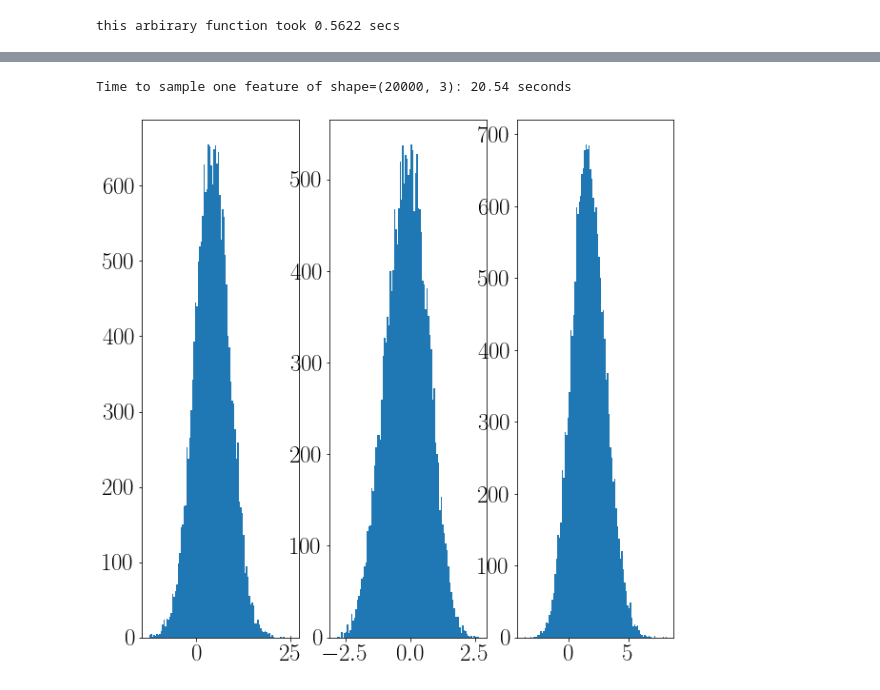
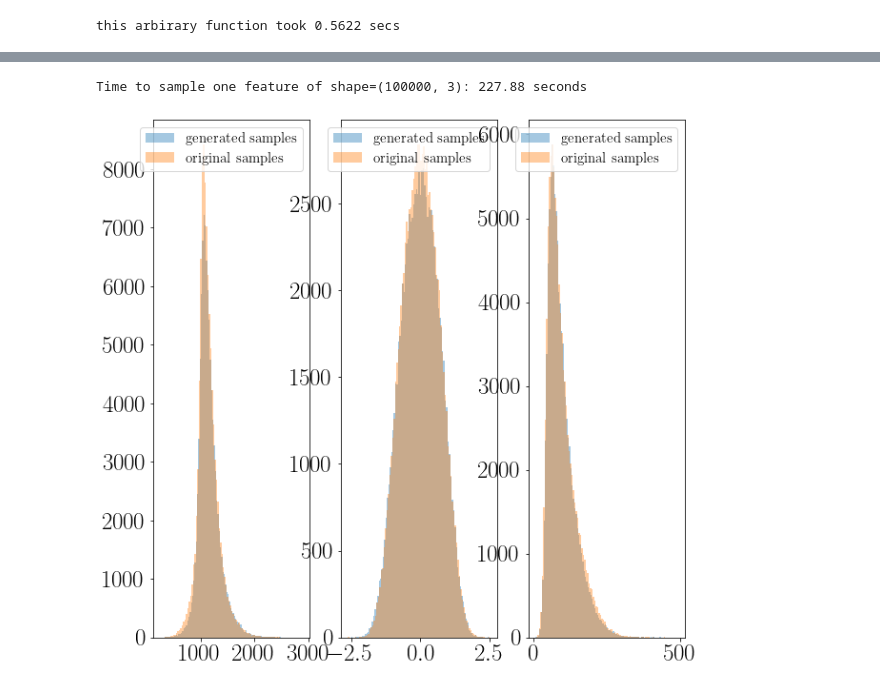
Before and after one commit to AliAlkadhim/diffusionsimple, a Jupyter notebook: diffusion_jetnet.ipynb, the cells around one changed output, grey strips where cells are left out. Saved outputs shown, nothing was run; the diff lists cells and outputs as text; code cells hidden in the pictures.

```diff
--- a/diffusion_jetnet.ipynb
+++ b/diffusion_jetnet.ipynb
@@ -176,8 +176,8 @@ t=800
 this arbirary function took 0.5622 secs
 # %%
 # Train the model
-epochs = 200
-epsilon_theta = train(epochs=epochs,
+epochs = 50
+epsilon_theta, x0_mean, x0_std = train(epochs=epochs,
                       x0=x0,
                       alpha_bar=alpha_bar,
                       T=T,
@@ -206,5 +203,5 @@ Epoch 0/200, Loss: 1.104051
 # %%
-T_sample_1 = 500
+T_sample_1 = 1000
 # calculate time to sample one feature
 start_time = time.time()
 x_sample_1 = sample_one(
@@ -220,11 +217,14 @@ x_sample_1 = x_sample_1.numpy()
 end_time = time.time()
 print(f'Time to sample one feature of shape={x_sample_1.shape}: {end_time - start_time:.2f} seconds')
 # %% [output]
-Time to sample one feature of shape=(20000, 3): 20.54 seconds
+Time to sample one feature of shape=(100000, 3): 227.88 seconds
 # %%
 fig, ax = plt.subplots(1,3, figsize=(10,10))
 
+x_sample_1_denormalized = x0_mean.numpy() + x_sample_1 * x0_std.numpy()
 for i in range(3):
-    ax[i].hist(x_sample_1[:,i],bins=100);
+    ax[i].hist(x_sample_1_denormalized[:,i],bins=100, alpha = 0.4, label = 'generated samples')
+    ax[i].hist(X[:,i],                     bins=100, alpha = 0.4, label = 'original samples')
+    ax[i].legend(fontsize=15)
 # %% [output]
-[figure, old version]
+[figure, new version]
```
Also changed, not shown: parts of 1 cell of this notebook.
